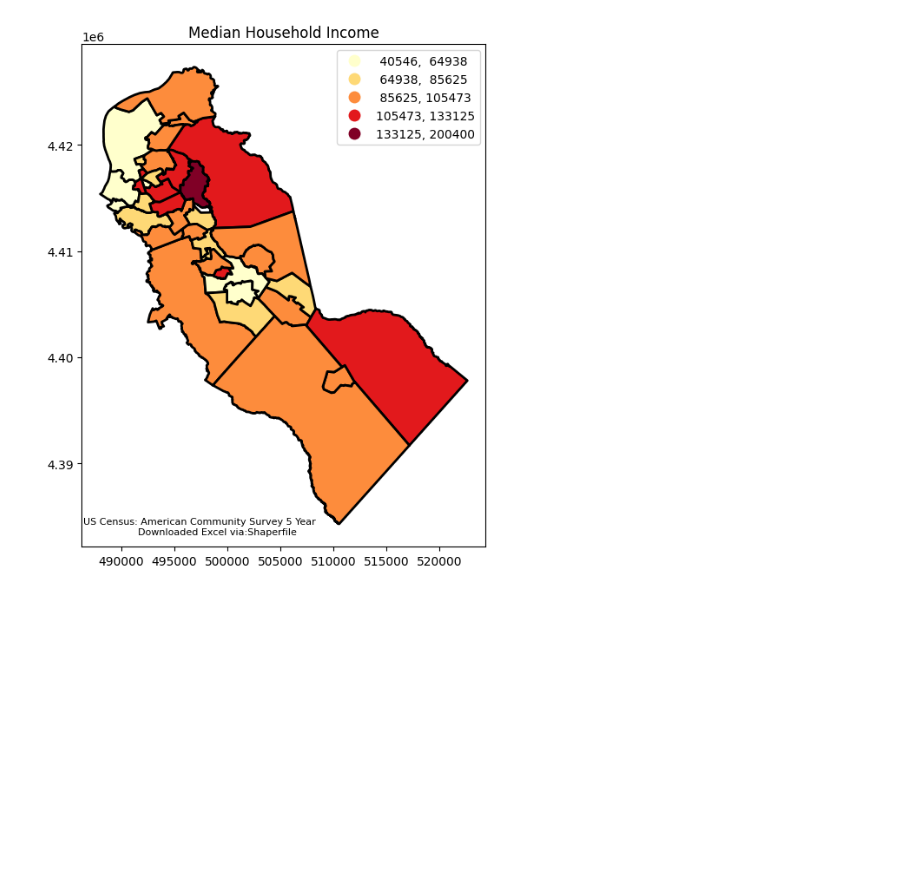
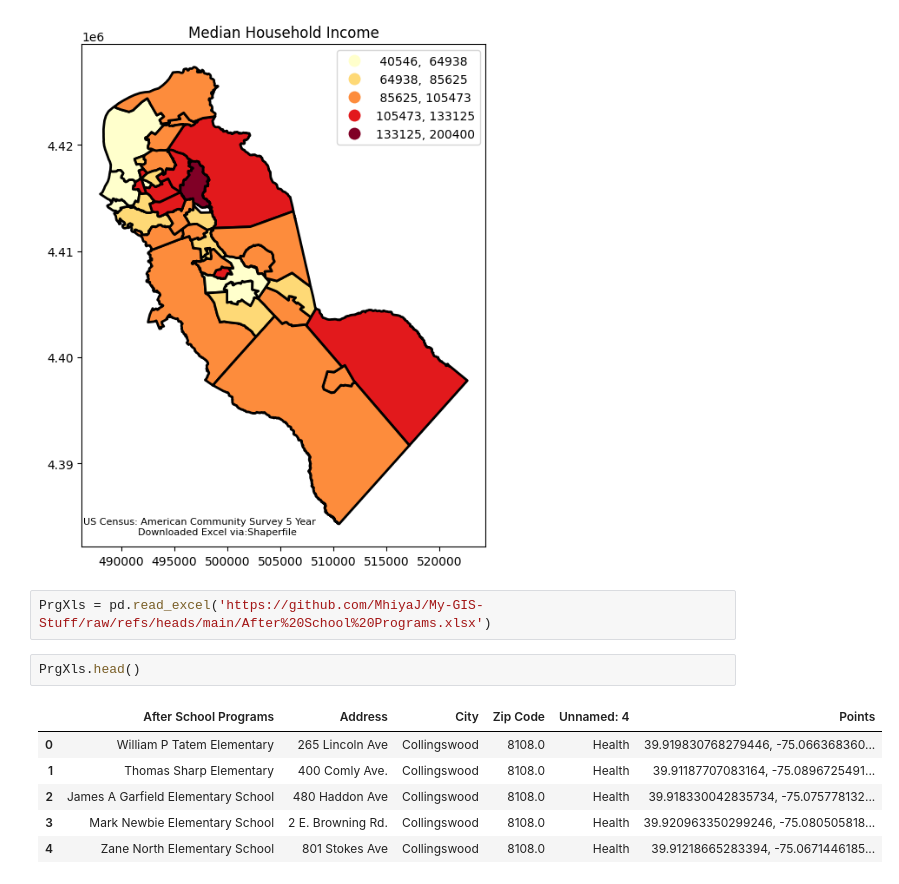
Before and after one commit to MhiyaJ/My-GIS-Stuff, a Jupyter notebook: After School Programs.ipynb, the cells around one changed output. Drawn from its saved outputs; the diff is of its cells as text; blank space fills up the shorter version.

```diff
--- a/After School Programs.ipynb
+++ b/After School Programs.ipynb
@@ -435,3 +435,14 @@ plt.figtext(0.35, 0.122,
 Text(0.5, 1.0, 'Median Household Income')
 Text(0.35, 0.122, 'US Census: American Community Survey 5 Year\n            Downloaded Excel via:Shaperfile\n\n            ')
 [figure]
+# %%
+PrgXls = pd.read_excel('https://github.com/MhiyaJ/My-GIS-Stuff/raw/refs/heads/main/After%20School%20Programs.xlsx')
+# %%
+PrgXls.head()
+# %% [output]
+|  | After School Programs | Address | City | Zip Code | Unnamed: 4 | Points |
+| 0 | William P Tatem Elementary | 265 Lincoln Ave | Collingswood | 8108.0 | Health | 39.919830768279446, -75.066368360... |
+| 1 | Thomas Sharp Elementary | 400 Comly Ave. | Collingswood | 8108.0 | Health | 39.91187707083164, -75.0896725491... |
+| 2 | James A Garfield Elementary School | 480 Haddon Ave | Collingswood | 8108.0 | Health | 39.918330042835734, -75.075778132... |
+| 3 | Mark Newbie Elementary School | 2 E. Browning Rd. | Collingswood | 8108.0 | Health | 39.920963350299246, -75.080505818... |
+| 4 | Zane North Elementary School | 801 Stokes Ave | Collingswood | 8108.0 | Health | 39.91218665283394, -75.0671446185... |
```
Also changed, not shown: parts of 5 cells of this notebook.
